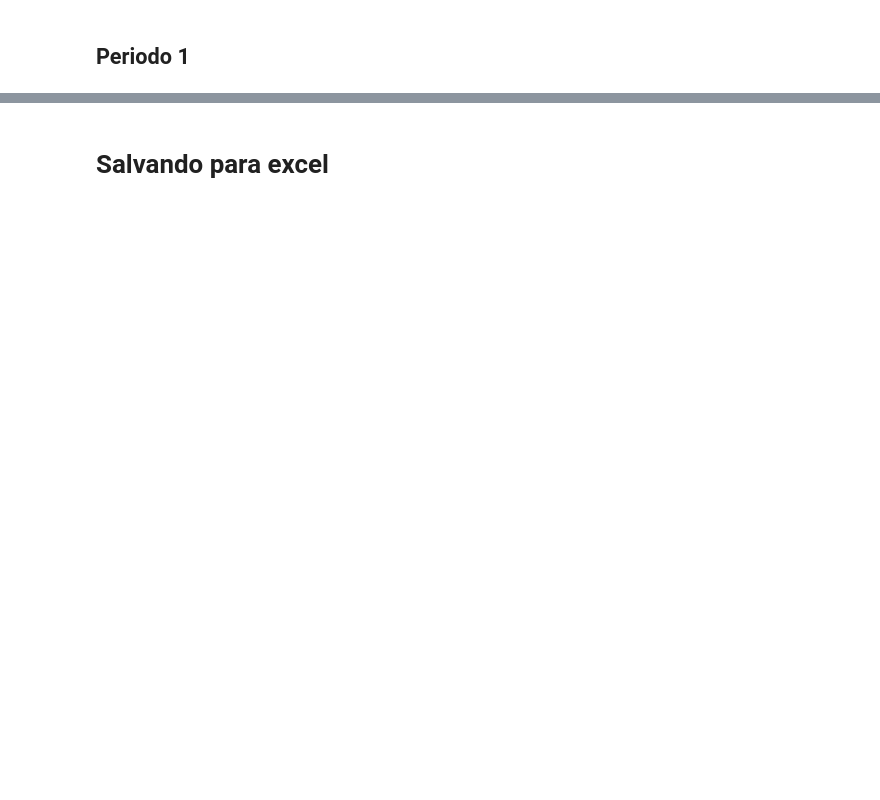
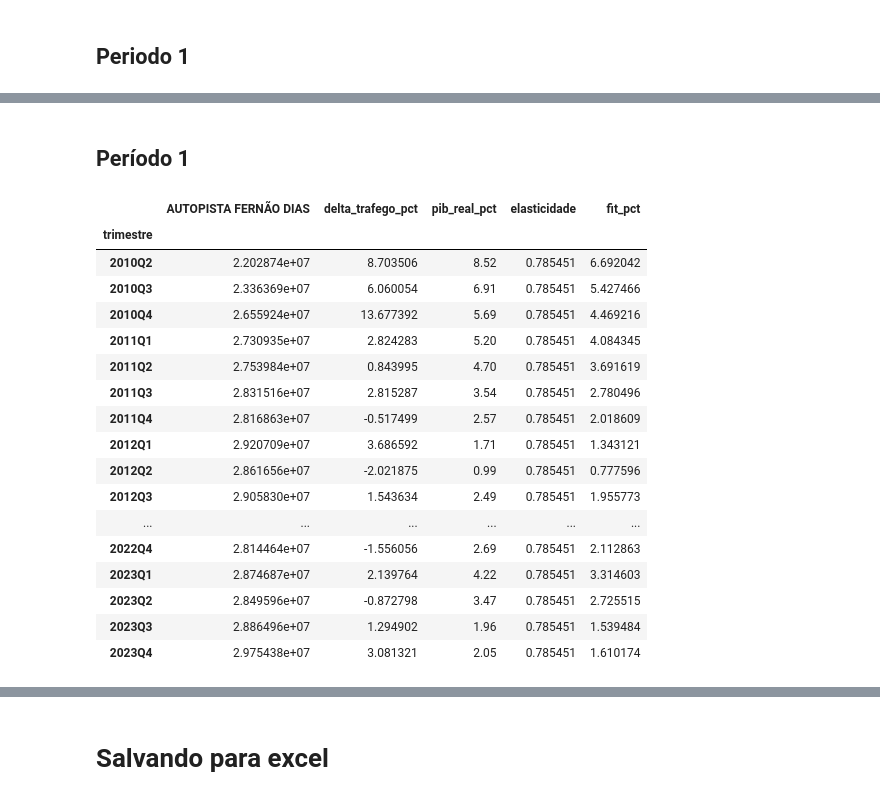
Before and after one commit to andreacmartins/infra-data, a Jupyter notebook: scripts/regressao_PIB_trimestral.ipynb, the cells around one changed output, grey strips where cells are left out. Saved outputs shown, nothing was run; the diff lists cells and outputs as text; code cells hidden in the pictures; blank space fills up the shorter version.

```diff
--- a/scripts/regressao_PIB_trimestral.ipynb
+++ b/scripts/regressao_PIB_trimestral.ipynb
@@ -293,0 +308,27 @@ np.float64(0.5969748377139612)
+# %%
+def make_regression_curves(dict_veqs, df_pib, periodo, periciodidade, drop_inverted, drop_X_negatives, fit_intercept):
+    # dict_curves = {f'{veq}_{conc}':None for veq, df in dict_veqs.items() for conc in df}
+    # dict_curves = {veq:conc for veq, df in dict_veqs.items() for conc in df}
+    dict_curves = {veq:{conc:None for conc in df} for veq, df in dict_veqs.items()}
+    dict_results = make_regressions(dict_veqs, df_pib, periodo,
+                                   drop_inverted=drop_inverted, drop_X_negatives=drop_X_negatives, fit_intercept=fit_intercept)
+    for veq, df in dict_veqs.items():
+        for conc in df:
+            df_train = make_base_train(dict_veqs[veq][conc], df_pib, periodo, drop_inverted=drop_inverted, drop_X_negatives=drop_X_negatives)
+            if df_train is not None:
+                periodo_inicial = pd.to_datetime(periodo[0]).to_period(periodicidade) - 1
+                periodo_final = pd.to_datetime(periodo[1]).to_period(periodicidade)
+                index = dict_veqs_trafego[veq][conc].dropna().index
+                df_curves = pd.DataFrame(index=index)
+
+                df_curves = df_curves.join(dict_veqs_trafego[veq][conc].dropna())
+                df_curves = df_curves.loc[periodo_inicial:periodo_final]
+
+                df_curves['delta_trafego_pct'] = df_curves[conc].pct_change()*100
+                df_curves['pib_real_pct'] = df_pib_raw
+                df_curves['elasticidade'] = dict_results[veq].loc[conc,'coeficiente']
+                df_curves['fit_pct'] = df_curves['pib_real_pct'] * df_curves['elasticidade']
+
+                dict_curves[veq][conc] = df_curves.iloc[1:,:]
+
+    return dict_curves
@@ -293,0 +378,26 @@ np.float64(0.5969748377139612)
+# %% [markdown]
+## Período 1
+# %%
+periodo = periodos[0]
+dict_curves_p1 = make_regression_curves(dict_veqs, df_pib, periodo, periodicidade,
+                                        drop_inverted=True, drop_X_negatives=False, fit_intercept=False)
+dict_curves_p1['VEQS_COMERCIAL']['AUTOPISTA FERNÃO DIAS']
+# %% [output]
+|  | AUTOPISTA FERNÃO DIAS | delta_trafego_pct | pib_real_pct | elasticidade | fit_pct |
+| trimestre |  |  |  |  |  |
+| 2010Q2 | 2.202874e+07 | 8.703506 | 8.52 | 0.785451 | 6.692042 |
+| 2010Q3 | 2.336369e+07 | 6.060054 | 6.91 | 0.785451 | 5.427466 |
+| 2010Q4 | 2.655924e+07 | 13.677392 | 5.69 | 0.785451 | 4.469216 |
+| 2011Q1 | 2.730935e+07 | 2.824283 | 5.20 | 0.785451 | 4.084345 |
+| 2011Q2 | 2.753984e+07 | 0.843995 | 4.70 | 0.785451 | 3.691619 |
+| 2011Q3 | 2.831516e+07 | 2.815287 | 3.54 | 0.785451 | 2.780496 |
+| 2011Q4 | 2.816863e+07 | -0.517499 | 2.57 | 0.785451 | 2.018609 |
+| 2012Q1 | 2.920709e+07 | 3.686592 | 1.71 | 0.785451 | 1.343121 |
+| 2012Q2 | 2.861656e+07 | -2.021875 | 0.99 | 0.785451 | 0.777596 |
+| 2012Q3 | 2.905830e+07 | 1.543634 | 2.49 | 0.785451 | 1.955773 |
+| ... | ... | ... | ... | ... | ... |
+| 2022Q4 | 2.814464e+07 | -1.556056 | 2.69 | 0.785451 | 2.112863 |
+| 2023Q1 | 2.874687e+07 | 2.139764 | 4.22 | 0.785451 | 3.314603 |
+| 2023Q2 | 2.849596e+07 | -0.872798 | 3.47 | 0.785451 | 2.725515 |
+| 2023Q3 | 2.886496e+07 | 1.294902 | 1.96 | 0.785451 | 1.539484 |
+| 2023Q4 | 2.975438e+07 | 3.081321 | 2.05 | 0.785451 | 1.610174 |
```
Also changed, not shown: parts of 57 cells of this notebook, 2 other files.
